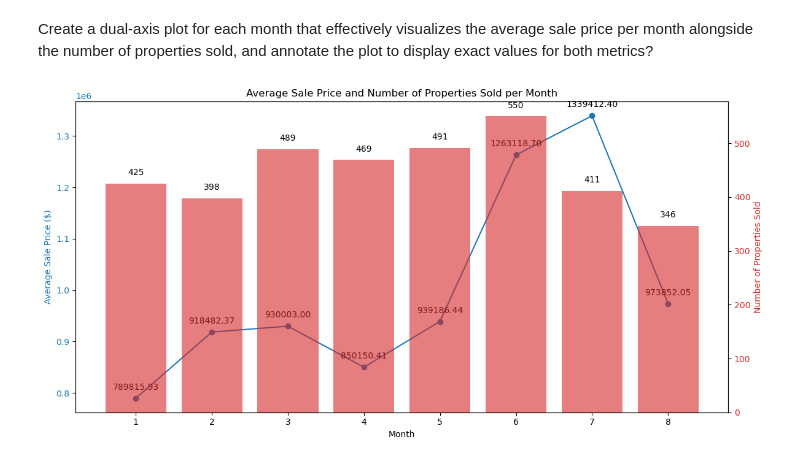
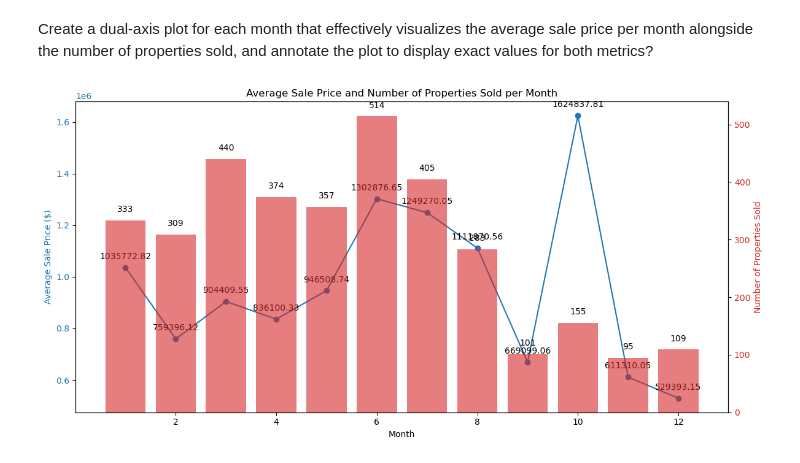
Before and after one commit to kaushikmaji44/NYC-Property-Sale, a Jupyter notebook: NYC_Property_Sales.ipynb, the cells around one changed output. Cells and saved outputs as stored; diff of their text form; code cells hidden in the pictures.

```diff
--- a/NYC_Property_Sales.ipynb
+++ b/NYC_Property_Sales.ipynb
@@ -33,0 +39,15 @@ sales=pd.read_csv("D:/IVY Class Importatnt/Python/Sales(1).csv")
+# %%
+import numpy as np
+def change_date(date):
+    if "-" in date:
+        return pd.to_datetime(date,format='%d-%m-%Y')
+    elif "/" in date:
+        return pd.to_datetime(date,format='%m/%d/%Y')
+    else:
+        return np.NaN
+# %%
+sales['SALE_DATE'] = sales['SALE DATE'].apply(lambda x:change_date(x))
+# %%
+sales = sales.drop_duplicates('BBL',keep = 'first')
+# %%
+sales = sales.sort_values(by = ['BBL','SALE_DATE'],ascending = [True,False])
@@ -186,32 +210,32 @@ sales[(sales['YEAR BUILT'] >= 1980) & (sales['YEAR BUILT'] < 1990)].shape[0]
 # %% [markdown]
 Create a dual-axis plot for each month that effectively visualizes the average sale price per month alongside the number of properties sold, and annotate the plot to display exact values for both metrics?
 # %%
-sales['SALE DATE'] = pd.to_datetime(sales['SALE DATE'])
-sales['Month'] = sales['SALE DATE'].dt.month
-sales['Year'] = sales['SALE DATE'].dt.year
+sales['SALE_DATE'] = pd.to_datetime(sales['SALE_DATE'])
+sales['Month'] = sales['SALE_DATE'].dt.month
+sales['Year'] = sales['SALE_DATE'].dt.year
 
 monthly_data = sales.groupby(['Year', 'Month']).agg(average_sale_price=('SALE PRICE', 'mean'), properties_sold=('BLOCK', 'count')).reset_index()
 
 fig, ax1 = plt.subplots(figsize=(12, 6))
 
 ax1.set_xlabel('Month')
 ax1.set_ylabel('Average Sale Price ($)', color='tab:blue')
 ax1.plot(monthly_data['Month'], monthly_data['average_sale_price'], color='tab:blue', marker='o', label='Average Sale Price')
 ax1.tick_params(axis='y', labelcolor='tab:blue')
 
 ax2 = ax1.twinx()
 ax2.set_ylabel('Number of Properties Sold', color='tab:red')
 ax2.bar(monthly_data['Month'], monthly_data['properties_sold'], color='tab:red', alpha=0.6, label='Properties Sold')
 ax2.tick_params(axis='y', labelcolor='tab:red')
 
 for i, value in enumerate(monthly_data['average_sale_price']):
     ax1.annotate(f'{value:.2f}', (monthly_data['Month'][i], value), textcoords="offset points", xytext=(0,10), ha='center')
 
 for i, value in enumerate(monthly_data['properties_sold']):
     ax2.annotate(f'{value}', (monthly_data['Month'][i], value), textcoords="offset points", xytext=(0,10), ha='center')
 
 plt.title('Average Sale Price and Number of Properties Sold per Month')
 fig.tight_layout()
 plt.show()
 # %% [output]
-[figure, old version]
+[figure, new version]
```
Also changed, not shown: parts of 12 cells of this notebook.
